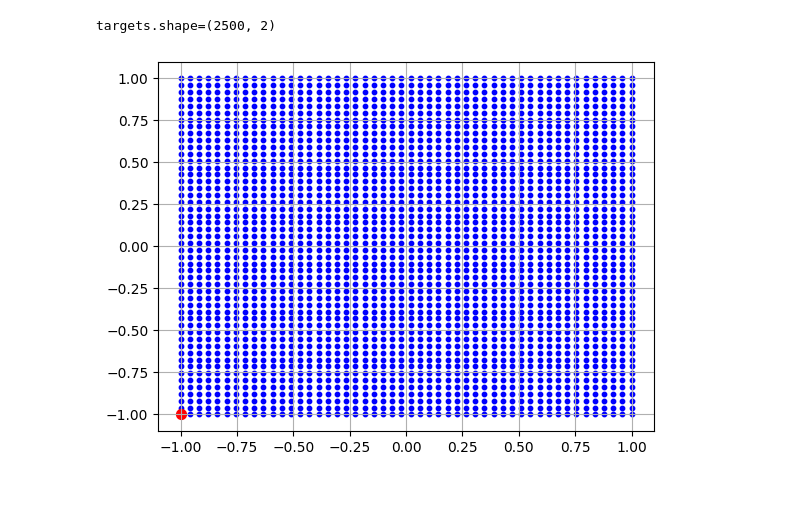
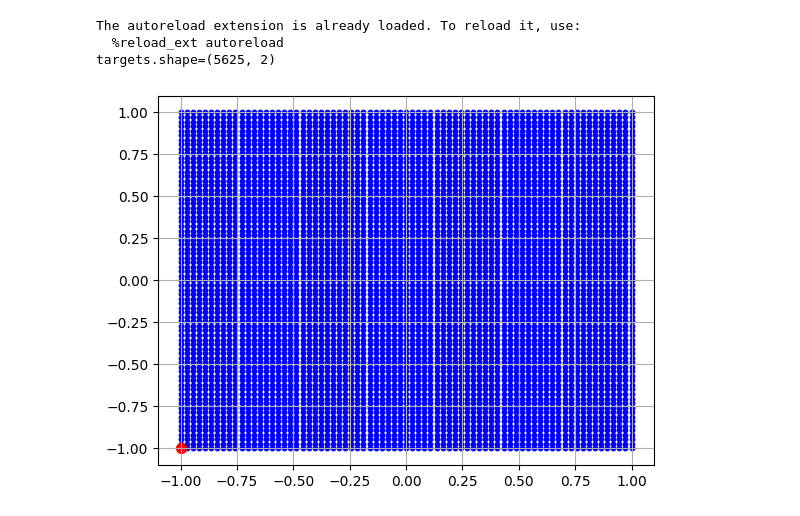
Before and after one commit to nestlab-bae-mqp-2024/mrpcp-solvers, a Jupyter notebook: jupyter/heuristic_attempts/yasars_heuristic_attempts/yasars_heuristic_attempt.ipynb, the cells around one changed output. Saved outputs shown, nothing was run; the diff lists cells and outputs as text; code cells hidden in the pictures.

```diff
--- a/jupyter/heuristic_attempts/yasars_heuristic_attempts/yasars_heuristic_attempt.ipynb
+++ b/jupyter/heuristic_attempts/yasars_heuristic_attempts/yasars_heuristic_attempt.ipynb
@@ -9,11 +9,11 @@ import time
 
 
 # Chose number of robots
-k = int(6)
+k = int(30)
 # Chose recharging proportionality constant
 q_k = 0.1  # This means that each robot will need to charge for 10 minutes for every 100 minutes travelled
 # Chose the number of targets in an axis
-n = int(50)
+n = int(75)
 # Choose the redundancy parameter (have each target be visited by exactly that many robots)
 rp = min(3, k)
 
@@ -46,35 +46,37 @@ depots = np.array([
 # depots = np.array([
 #     [-1., -1.],
 #     [-1., 1.],
 #     [1., -1.],
 #     [1., 1.],
 # ])
 # print(f"{depots=}")
 # depots = np.concatenate((depots, depots))
 depot_indices = list(range(len(targets), len(targets)+len(depots)))
 
 nodes = np.concatenate((targets, depots))
 # print(f"{nodes.shape=}")
 node_indices = list(range(len(targets)+len(depots)))
 
 # print(f"{list(target_indices)=}\n{list(depot_indices)=}\n{list(node_indices)=}")
 
 # Chose starting depot node
 # Make all robots start from same depot
 B_k = np.array([depot_indices[0]] * k)
 # Make depots start from multiple depots
 # B_k = depot_indices[:k]
 # print(f"{B_k=}")
 
 # Graphical sanity check
 plt.figure()
 plt.scatter(targets[:,0], targets[:,1], c='blue', s=10)
 plt.scatter(depots[:,0], depots[:,1], c='red', s=50)
 plt.grid()
 plt.show()
 # %% [output]
-targets.shape=(2500, 2)
+The autoreload extension is already loaded. To reload it, use:
+  %reload_ext autoreload
+targets.shape=(5625, 2)
-[figure, old version]
+[figure, new version]
 # %%
 from tqdm import tqdm
 
```
Also changed, not shown: parts of 2 cells of this notebook.
